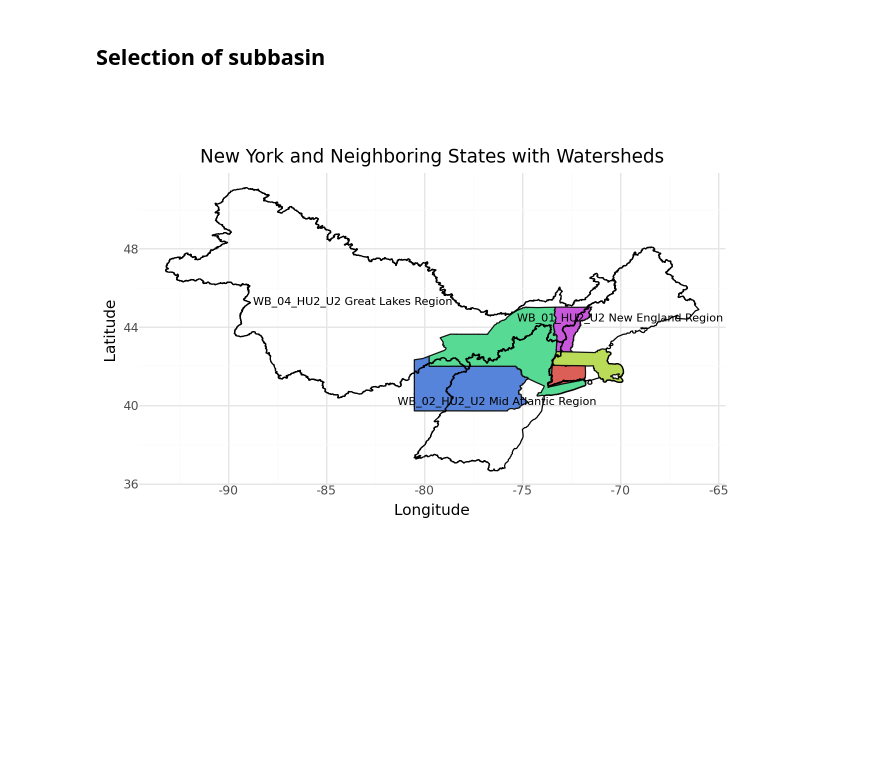
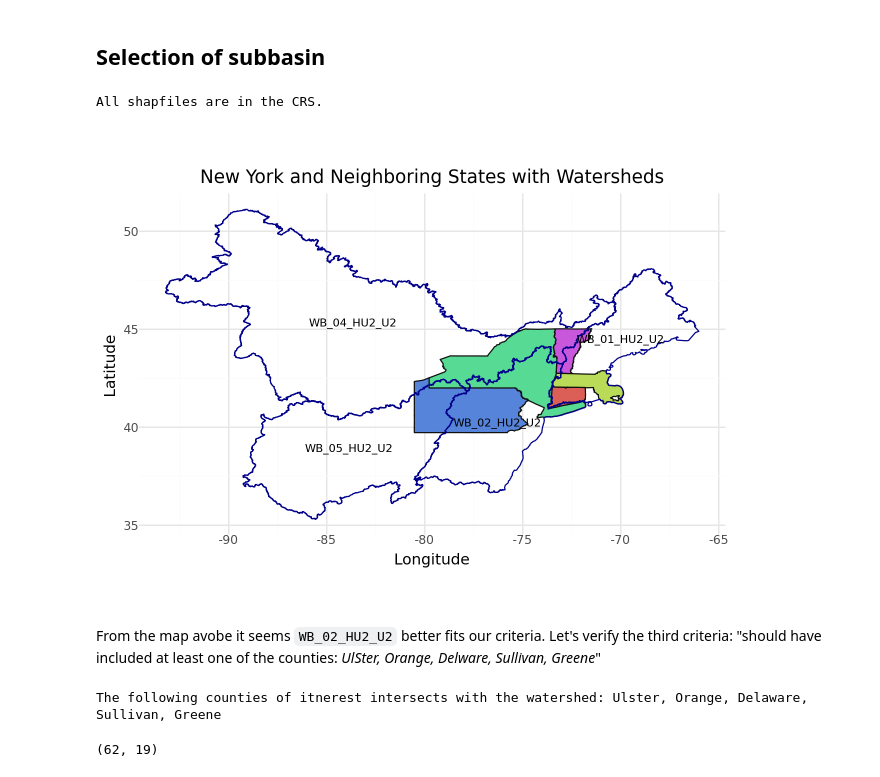
Before and after one commit to vpalvesalan/Unit-hydrograph-Model, a Jupyter notebook: notebooks/prepocessing/selection of study region.ipynb, the cells around one changed output. Cells and saved outputs as stored; diff of their text form; code cells hidden in the pictures; blank space fills up the shorter version.

```diff
--- a/notebooks/prepocessing/selection of study region.ipynb
+++ b/notebooks/prepocessing/selection of study region.ipynb
@@ -91,31 +94,39 @@ with open(project_base_path / 'data' / 'other' / 'ny_neighboring_bbox.json', 'w'
 WB_01_HU2_U2_path = shapefiles_base_path / 'WBD_01_HU2_Shape' / 'Shape' / 'WBDHU2.shp'
 WB_02_HU2_U2_path = shapefiles_base_path / 'WBD_02_HU2_Shape' / 'Shape' / 'WBDHU2.shp'
 WB_04_HU2_U2_path = shapefiles_base_path / 'WBD_04_HU2_Shape' / 'Shape' / 'WBDHU2.shp'
+WB_05_HU2_U2_path = shapefiles_base_path / 'WBD_05_HU2_Shape' / 'Shape' / 'WBDHU2.shp'
 
 # Load Watershed Boundaries
 WB_01_HU2_U2 = gpd.read_file(WB_01_HU2_U2_path)
 WB_02_HU2_U2 = gpd.read_file(WB_02_HU2_U2_path)
 WB_04_HU2_U2 = gpd.read_file(WB_04_HU2_U2_path)
+WB_05_HU2_U2 = gpd.read_file(WB_05_HU2_U2_path)
 
-# us_county = gpd.read_file(us_county_path)
+if not (WB_01_HU2_U2.crs == WB_02_HU2_U2.crs == WB_04_HU2_U2.crs == WB_05_HU2_U2.crs == us_state.crs):
+    print('One or more file is not in the same CRS as us_states. Changing CRS must be perfomed befores continuing')
+else:
+    print('All shapfiles are in the CRS.')
+# %% [output]
+All shapfiles are in the CRS.
 # %%
 # Dictionary mapping object names to the objects
 WB_objects = {
     "WB_01_HU2_U2": WB_01_HU2_U2,
     "WB_02_HU2_U2": WB_02_HU2_U2,
-    "WB_04_HU2_U2": WB_04_HU2_U2
+    "WB_04_HU2_U2": WB_04_HU2_U2,
+    "WB_05_HU2_U2": WB_05_HU2_U2
 }
 
-# Create the DataFrame
+# Create the DataFrame to show shapefile name on map
 WB_HU2_DESC = pd.DataFrame({
-    'lon': [float(source.geometry.centroid.x) for source in WB_objects.values()],
-    'lat': [float(source.geometry.centroid.y) for source in WB_objects.values()],
-    'desc': [f"{name} {source['name'].iloc[0]}" for name, source in WB_objects.items()]
+    'lon': [float(source.geometry.centroid.x.iloc[0]) for source in WB_objects.values()],
+    'lat': [float(source.geometry.centroid.y.iloc[0]) for source in WB_objects.values()],
+    'desc': [name for name in WB_objects.keys()]
 })
 
-
-sub_basin_map = (
-    ggplot(us_eastern)
+# Map
+basin_map = (
+    ggplot()
     + geom_map(
         mapping=aes(fill="NAME", geometry="geometry"),
         data=us_eastern,
@@ -125,35 +136,64 @@ sub_basin_map = (
     + theme_minimal()
     + theme(legend_position="none", panel_grid_major=None, panel_grid_minor=None)
     + labs(title="New York and Neighboring States with Watersheds", x="Longitude", y="Latitude")
     + geom_map(
         mapping=aes(geometry="geometry"),
         data=WB_01_HU2_U2,
         inherit_aes=False,
-        color='black',
+        color='darkblue',
         fill=None
     )
     + geom_map(
         mapping=aes(geometry="geometry"),
         data=WB_02_HU2_U2,
         inherit_aes=False,
-        color='black',
+        color='darkblue',
         fill=None
     )
     + geom_map(
         mapping=aes(geometry="geometry"),
         data=WB_04_HU2_U2,
         inherit_aes=False,
-        color='black',
+        color='darkblue',
+        fill=None
+    )
+    + geom_map(
+        mapping=aes(geometry="geometry"),
+        data=WB_05_HU2_U2,
+        inherit_aes=False,
+        color='darkblue',
         fill=None
     )
     + geom_text(
         mapping=aes(x='lon', y="lat", label='desc'),
         data=WB_HU2_DESC,
         inherit_aes=False,
         size=8,
         color="black"
     )
 )
-sub_basin_map
+basin_map
 # %% [output]
-[figure, old version]
+[figure, new version]
+# %% [markdown]
+From the map avobe it seems `WB_02_HU2_U2` better fits our criteria. Let's verify the third criteria: "should have included at least one of the counties: _UlSter, Orange, Delware, Sullivan, Greene_"
+# %%
+ny_state_fp = us_state[us_state['NAME'] == 'New York']['STATEFP'].iloc[0]
+ny_counties = us_county[us_county['STATEFP'] == ny_state_fp]
+
+counties_of_interest = ['Ulster', 'Orange', 'Delaware', 'Sullivan', 'Greene']
+
+intersecting_counties_geom =  gpd.clip(gdf=ny_counties, mask=WB_02_HU2_U2)
+intersecting_counties_of_interest = [county for county in counties_of_interest if county in list(intersecting_counties_geom['NAME'])]
+
+if intersecting_counties_of_interest:
+    print(f'The following counties of itnerest intersects with the watershed: {", ".join(intersecting_counties_of_interest)}')
+else:
+    print('No county of interest intersects with the Watershed Bounday')
+    print(counties_of_interest)
+# %% [output]
+The following counties of itnerest intersects with the watershed: Ulster, Orange, Delaware, Sullivan, Greene
+# %%
+ny_counties.shape
+# %% [output]
+(62, 19)
```
Also changed, not shown: parts of 8 cells of this notebook.
